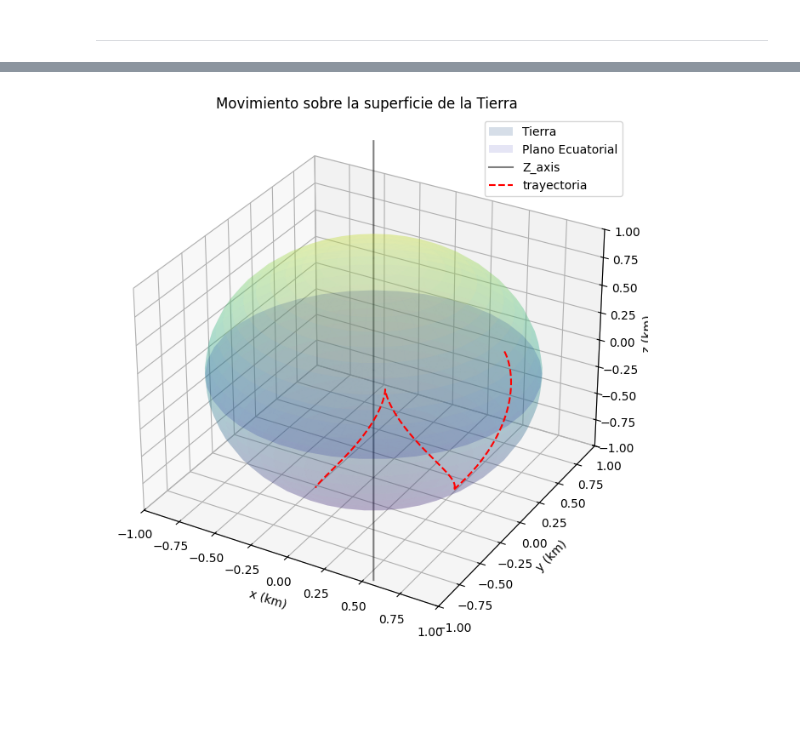
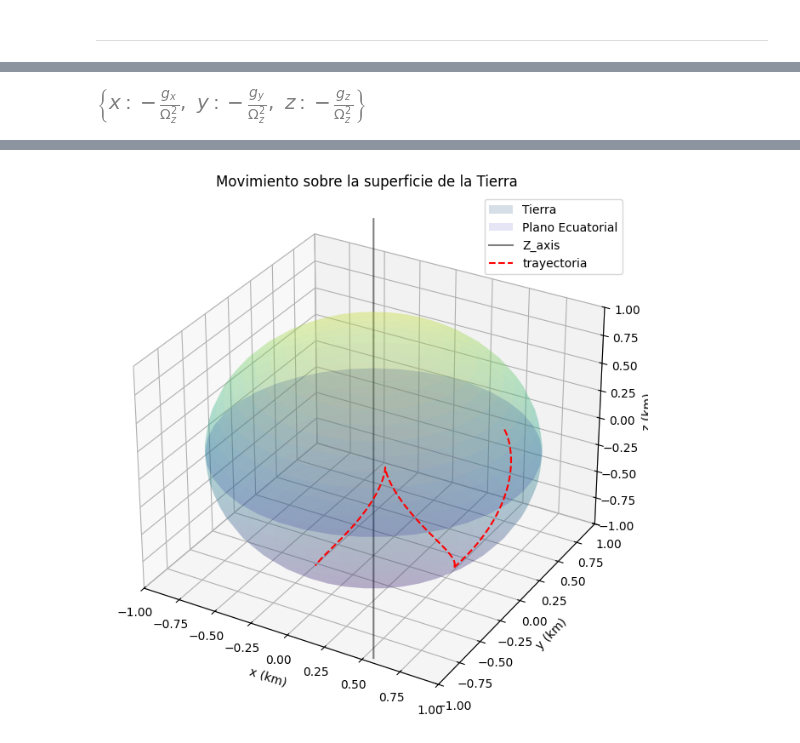
Before and after one commit to jerolg/FISICA_TEORICA_2, a Jupyter notebook: T2_Cuerpo_Rígido/Tarea02.ipynb, the cells around one changed output, grey strips where cells are left out. Drawn from its saved outputs; the diff is of its cells as text; code cells hidden in the pictures; blank space fills up the shorter version.

```diff
--- a/T2_Cuerpo_Rígido/Tarea02.ipynb
+++ b/T2_Cuerpo_Rígido/Tarea02.ipynb
@@ -163,0 +184,31 @@ ________
+# %%
+import sympy as sp
+from sympy import init_printing
+init_printing()
+
+R_T, t, m, gx, gy, gz, Omz = sp.symbols('R_T, t, m, g_x, g_y, g_z, Omega_z')
+
+
+theta_ang, phi_ang = sp.Function('theta')(t), sp.Function('phi')(t)
+ddot_theta, ddot_phi = sp.diff(theta_ang,t,2), sp.diff(phi_ang,t,2)
+
+x,y,z = sp.Function('x')(t), sp.Function('y')(t), sp.Function('z')(t)
+
+#Componentes Cartesianas ecuación de movimiento
+eqx = sp.Eq(sp.diff(x,t,2), -gx*x + 2*sp.diff(y,t)*Omz - Omz**2*x)
+eqy = sp.Eq(sp.diff(y,t,2), -gy*y - 2*sp.diff(x,t)*Omz - Omz**2*y)
+eqz = sp.Eq(sp.diff(z,t,2), -gz*z - Omz**2*z)
+
+#Relaciones de Transformación
+#X, Y, Z = R_T*sp.sin(theta_ang)*sp.cos(phi_ang),  R_T*sp.sin(theta_ang)*sp.sin(phi_ang),  R_T*sp.cos(theta_ang)
+
+#Igualando Ecuaciones
+
+#eqx = sp.Eq(m*sp.diff(x,t,2), m*x_ddot)
+#eqy = sp.Eq(m*sp.diff(y,t,2), m*y_ddot)
+#eqz = sp.Eq(m*sp.diff(z,t,2), m*z_ddot)
+
+
+sp.solve([eqx,eqy,eqz], [x,y,z])
+# %% [output]
+[figure, added]
```
Also changed, not shown: parts of 2 cells of this notebook.
